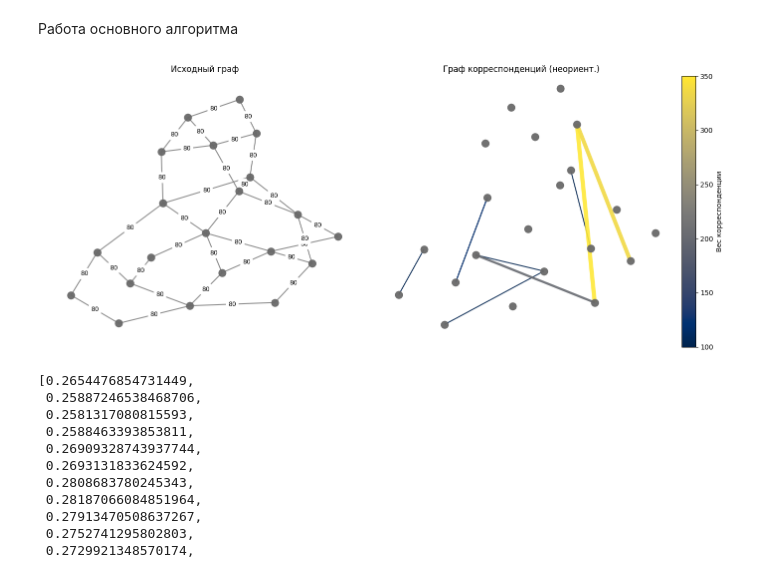
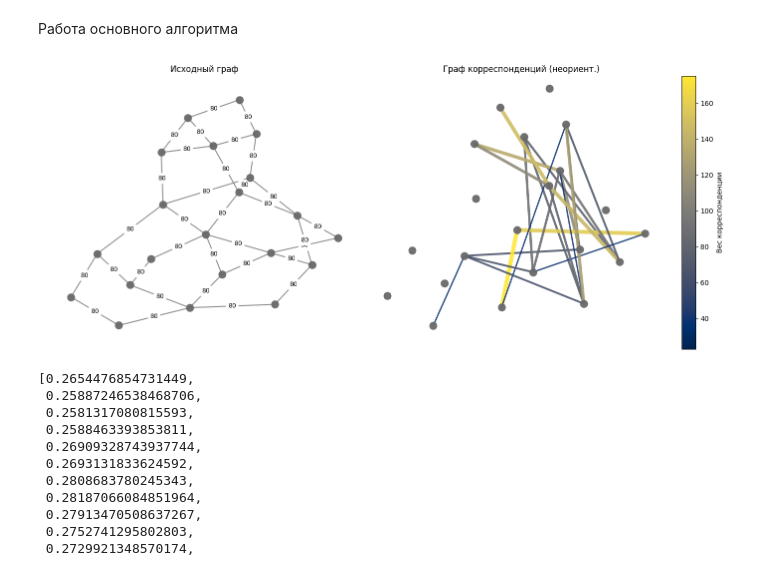
Before and after one commit to Karasiari/Graphs, a Jupyter notebook: Generating_demands.ipynb, the cells around one changed output. Cells and saved outputs as stored; diff of their text form; code cells hidden in the pictures.

```diff
--- a/Generating_demands.ipynb
+++ b/Generating_demands.ipynb
@@ -832,15 +844,15 @@ print(graphMCF.generate_cut(type='adversarial'))
 # %% [markdown]
 Работа основного алгоритма
 # %%
-graphMCF.generate_demands(alpha_target=0.55, epsilon=0.01)
+graphMCF.generate_demands(alpha_target=0.4, epsilon=0.05)
 graphMCF.visualise_with_demands(
             node_size=110,
             demand_edge_width_range=(1.5, 6.0),
             seed=123,
             demand_edge_cmap='cividis'
         )
 # %% [output]
-[figure, old version]
+[figure, new version]
 # %%
 graphMCF.alpha_history
 # %% [output]
```
Also changed, not shown: parts of 5 cells of this notebook.
